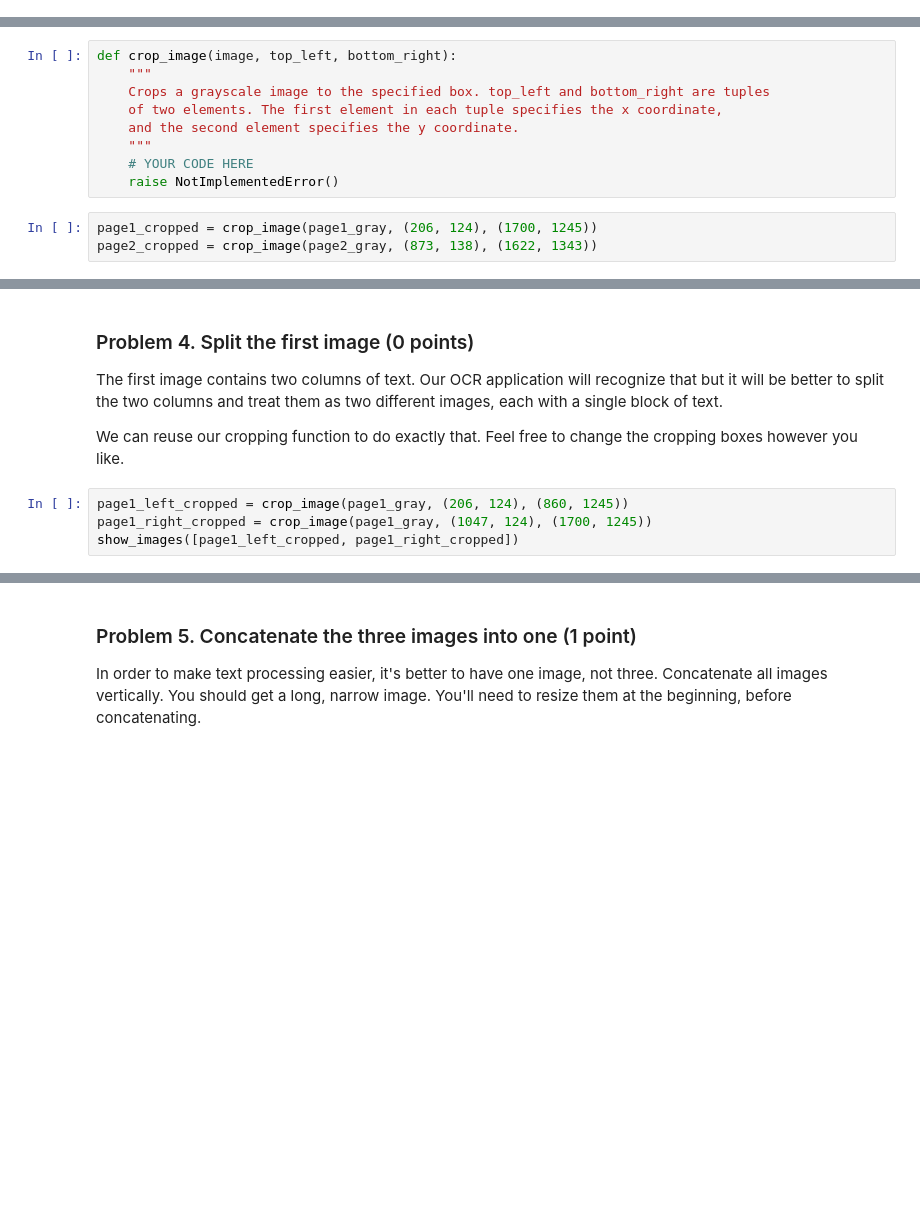
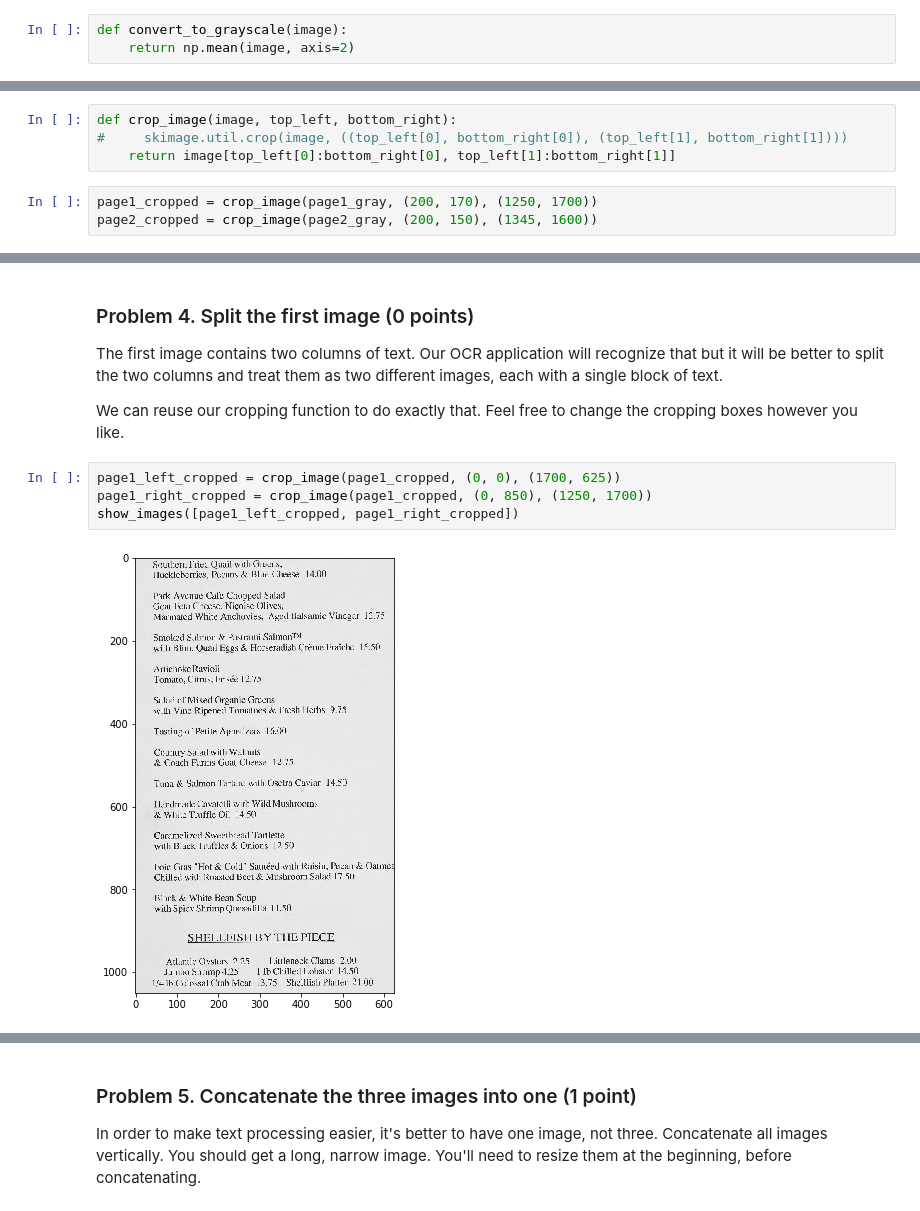
Before and after one commit to KaPrimov/ai-module, a Jupyter notebook: DataScience/c_imageAndText/Working with Images and Text Lab.ipynb, the cells around one changed output, grey strips where cells are left out. Drawn from its saved outputs; the diff is of its cells as text; blank space fills up the shorter version.

```diff
--- a/DataScience/c_imageAndText/Working with Images and Text Lab.ipynb
+++ b/DataScience/c_imageAndText/Working with Images and Text Lab.ipynb
@@ -68,3 +69,6 @@ def convert_to_grayscale(image):
+# %%
+def convert_to_grayscale(image):
+    return np.mean(image, axis=2)
 # %%
 page1_gray = convert_to_grayscale(page1)
 page2_gray = convert_to_grayscale(page2)
@@ -84,18 +91,13 @@ Crop the images however you like. I find the sizes specified in the function cal
 We might also say we're not interested in drinks and skip the entire second image in the menu but this one will allow us to create two datasets - one for food and one for wines.
 
 **Note 2:** It's evident that we need a little bit of rotation as well but the OCR will take care of that automatically. We don't have to do it.
-# %%
-def crop_image(image, top_left, bottom_right):
-    """
-    Crops a grayscale image to the specified box. top_left and bottom_right are tuples
-    of two elements. The first element in each tuple specifies the x coordinate,
-    and the second element specifies the y coordinate.
-    """
-    # YOUR CODE HERE
-    raise NotImplementedError()
+# %%
+def crop_image(image, top_left, bottom_right):
+#     skimage.util.crop(image, ((top_left[0], bottom_right[0]), (top_left[1], bottom_right[1])))
+    return image[top_left[0]:bottom_right[0], top_left[1]:bottom_right[1]]
 # %%
-page1_cropped = crop_image(page1_gray, (206, 124), (1700, 1245))
-page2_cropped = crop_image(page2_gray, (873, 138), (1622, 1343))
+page1_cropped = crop_image(page1_gray, (200, 170), (1250, 1700))
+page2_cropped = crop_image(page2_gray, (200, 150), (1345, 1600))
 # %%
 def show_images(images):
     for image in images:
@@ -110,6 +115,8 @@ The first image contains two columns of text. Our OCR application will recognize
 
 We can reuse our cropping function to do exactly that. Feel free to change the cropping boxes however you like.
 # %%
-page1_left_cropped = crop_image(page1_gray, (206, 124), (860, 1245))
-page1_right_cropped = crop_image(page1_gray, (1047, 124), (1700, 1245))
+page1_left_cropped = crop_image(page1_cropped, (0, 0), (1700, 625))
+page1_right_cropped = crop_image(page1_cropped, (0, 850), (1250, 1700))
 show_images([page1_left_cropped, page1_right_cropped])
+# %% [output]
+[figure, added]
```
Also changed, not shown: parts of 19 cells of this notebook, 2 other files.
